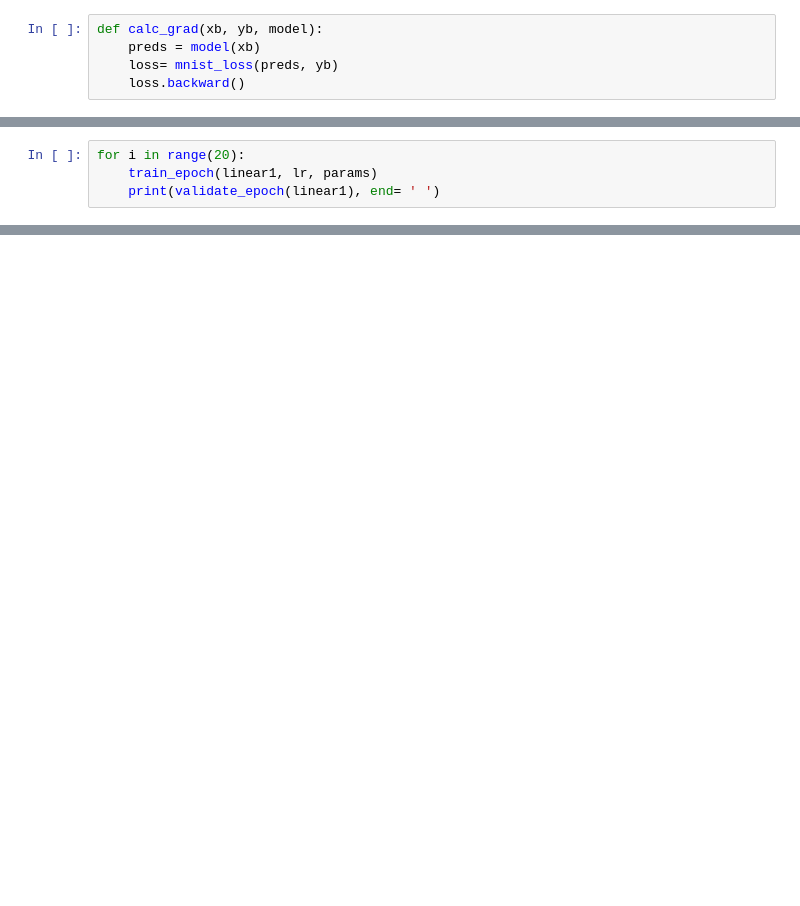
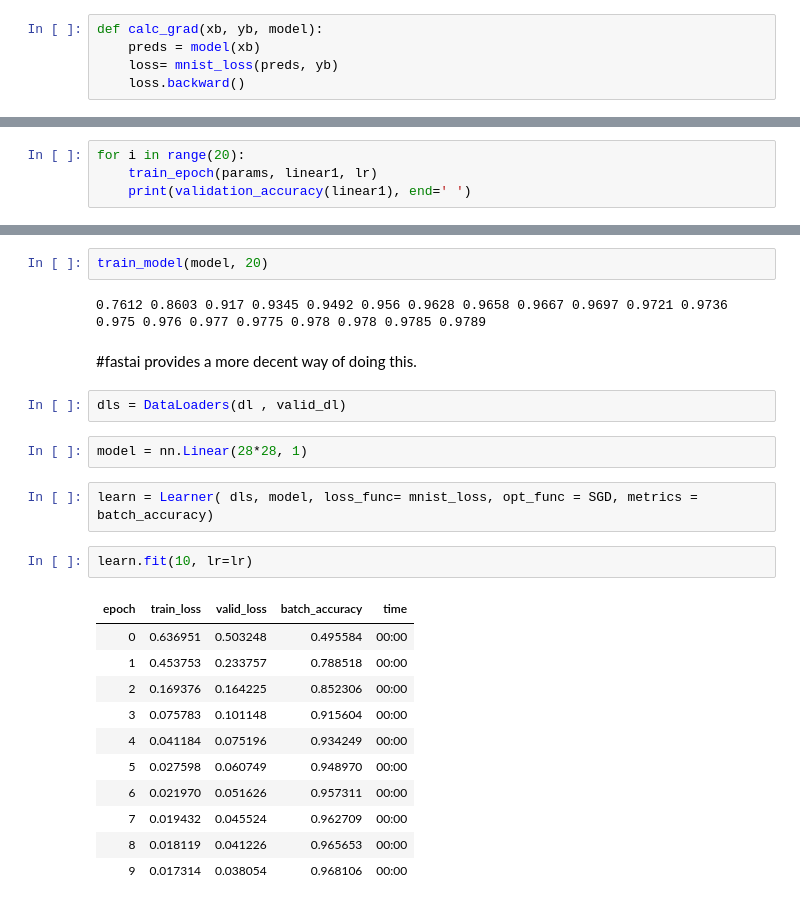
Before and after one commit to babatundeibukun/fastai_deep_learning, a Jupyter notebook: dl-fundamentals.ipynb, the cells around one changed output, grey strips where cells are left out. Cells and saved outputs as stored; diff of their text form; blank space fills up the shorter version.

```diff
--- a/dl-fundamentals.ipynb
+++ b/dl-fundamentals.ipynb
@@ -172,5 +148,5 @@ validate_epoch(linear1)
 # %%
 for i in range(20):
-    train_epoch(linear1, lr, params)
-    print(validate_epoch(linear1), end= ' ')
+    train_epoch(params, linear1, lr)
+    print(validation_accuracy(linear1), end=' ')
 # %% [output]
@@ -177,0 +219,26 @@ for i in range(20):
+# %%
+train_model(model, 20)
+# %% [output]
+0.7612 0.8603 0.917 0.9345 0.9492 0.956 0.9628 0.9658 0.9667 0.9697 0.9721 0.9736 0.975 0.976 0.977 0.9775 0.978 0.978 0.9785 0.9789
+# %% [markdown]
+#fastai provides a more decent way of doing this.
+# %%
+dls = DataLoaders(dl , valid_dl)
+# %%
+model = nn.Linear(28*28, 1)
+# %%
+learn = Learner( dls, model, loss_func= mnist_loss, opt_func = SGD, metrics = batch_accuracy)
+# %%
+learn.fit(10, lr=lr)
+# %% [output]
+| epoch | train_loss | valid_loss | batch_accuracy | time |
+| 0 | 0.636951 | 0.503248 | 0.495584 | 00:00 |
+| 1 | 0.453753 | 0.233757 | 0.788518 | 00:00 |
+| 2 | 0.169376 | 0.164225 | 0.852306 | 00:00 |
+| 3 | 0.075783 | 0.101148 | 0.915604 | 00:00 |
+| 4 | 0.041184 | 0.075196 | 0.934249 | 00:00 |
+| 5 | 0.027598 | 0.060749 | 0.948970 | 00:00 |
+| 6 | 0.021970 | 0.051626 | 0.957311 | 00:00 |
+| 7 | 0.019432 | 0.045524 | 0.962709 | 00:00 |
+| 8 | 0.018119 | 0.041226 | 0.965653 | 00:00 |
+| 9 | 0.017314 | 0.038054 | 0.968106 | 00:00 |
```
Also changed, not shown: parts of 46 cells of this notebook.
